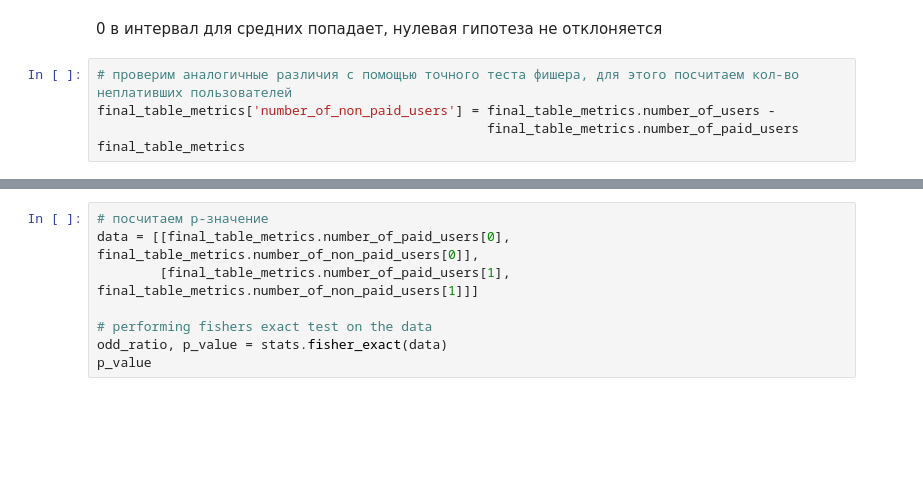
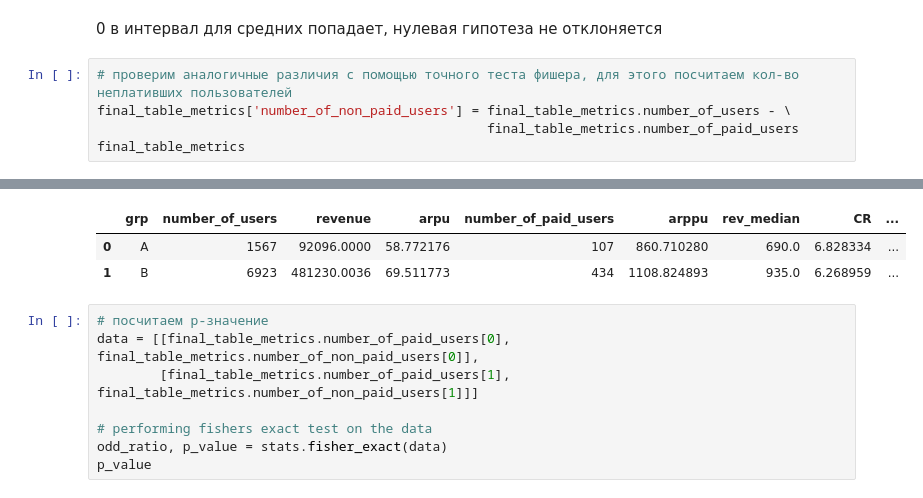
Before and after one commit to laping93/kc_final_project_metrics, a Jupyter notebook: task_1.ipynb, the cells around one changed output, grey strips where cells are left out. Drawn from its saved outputs; the diff is of its cells as text; blank space fills up the shorter version.

```diff
--- a/task_1.ipynb
+++ b/task_1.ipynb
@@ -556,7 +556,7 @@ booted_data = get_bootstrap_mean(a_conv, b_conv)
 0 в интервал для средних попадает, нулевая гипотеза не отклоняется
 # %%
 # проверим аналогичные различия с помощью точного теста фишера, для этого посчитаем кол-во неплативших пользователей
-final_table_metrics['number_of_non_paid_users'] = final_table_metrics.number_of_users -
+final_table_metrics['number_of_non_paid_users'] = final_table_metrics.number_of_users - \
                                                   final_table_metrics.number_of_paid_users
 final_table_metrics
 # %% [output]
@@ -564,3 +563,6 @@ SyntaxError: invalid syntax (<ipython-input-250-e6e0aa369ff2>, line 2)
+|  | grp | number_of_users | revenue | arpu | number_of_paid_users | arppu | rev_median | CR | ... |
+| 0 | A | 1567 | 92096.0000 | 58.772176 | 107 | 860.710280 | 690.0 | 6.828334 | ... |
+| 1 | B | 6923 | 481230.0036 | 69.511773 | 434 | 1108.824893 | 935.0 | 6.268959 | ... |
 # %%
 # посчитаем p-значение
 data = [[final_table_metrics.number_of_paid_users[0], final_table_metrics.number_of_non_paid_users[0]],
```
Also changed, not shown: parts of 5 cells of this notebook, 1 other file.
